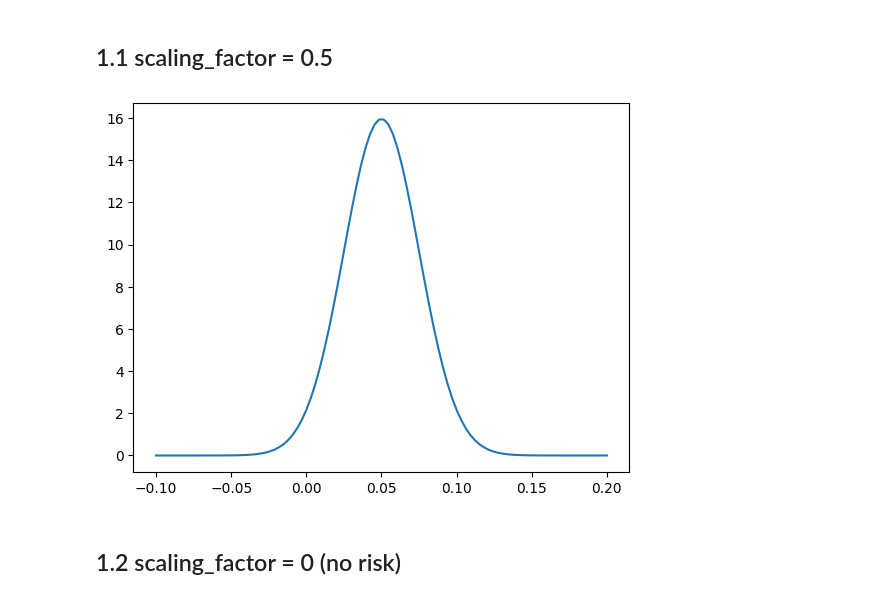
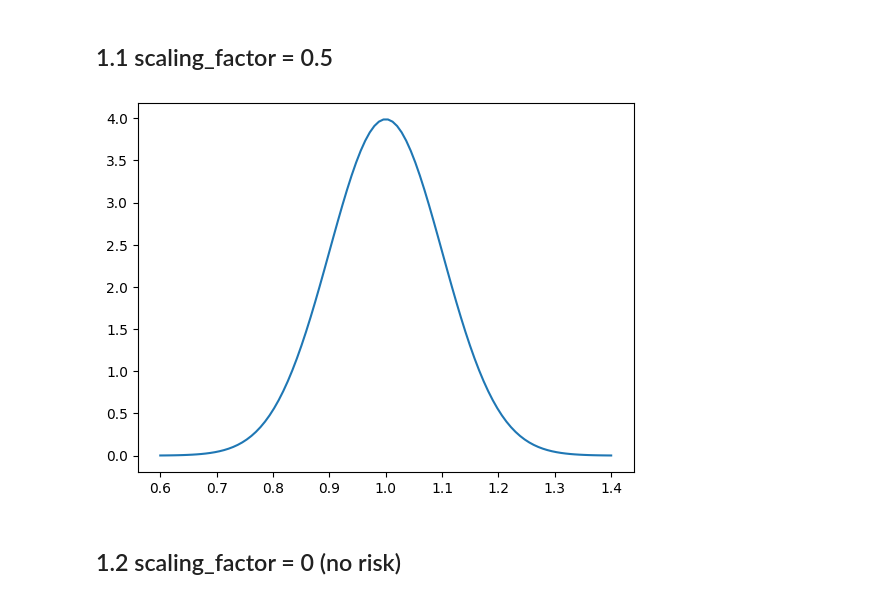
Before and after one commit to joyyuan89/FinAI, a Jupyter notebook: case_study/investment/investment.ipynb, the cells around one changed output. Drawn from its saved outputs; the diff is of its cells as text; code cells hidden in the pictures.

```diff
--- a/case_study/investment/investment.ipynb
+++ b/case_study/investment/investment.ipynb
@@ -113,14 +113,19 @@ plot_wealth_distribution(wealth_distribution)
 # %%
 # plot the normal distribution interest return
 import matplotlib.pyplot as plt
 import scipy.stats as stats
+import numpy as np
 
-x = np.linspace(-0.1, 0.2, 100)
-y = stats.norm.pdf(x, interest_rate,  scaling_factor * interest_rate)
+interest_rate = 1
+deviation = 0.1
+#scaling_factor = 1
+
+x = np.linspace(interest_rate-4*deviation, interest_rate+4*deviation, 100)
+y = stats.norm.pdf(x, interest_rate, deviation)
 plt.plot(x, y)
 plt.show()
 # %% [output]
-[figure, old version]
+[figure, new version]
 # %% [markdown]
 ## 1.2 scaling_factor = 0 (no risk)
 # %%
```
Also changed, not shown: 2 other files.
